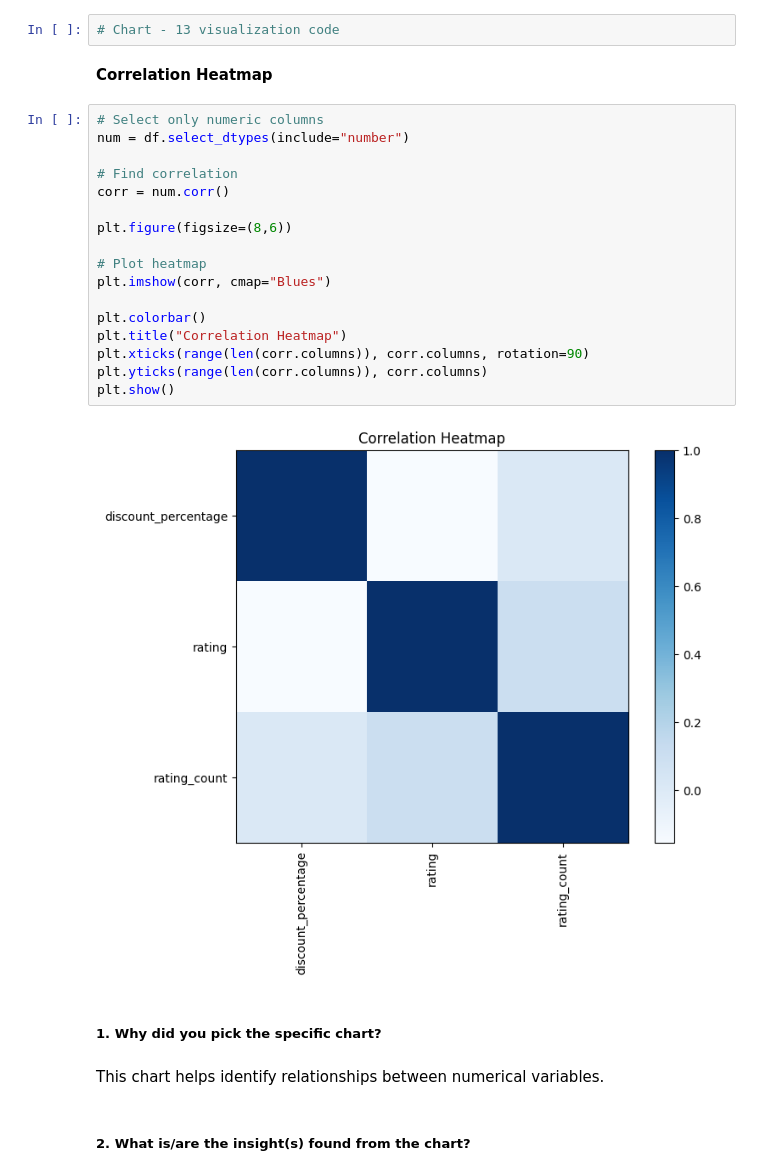
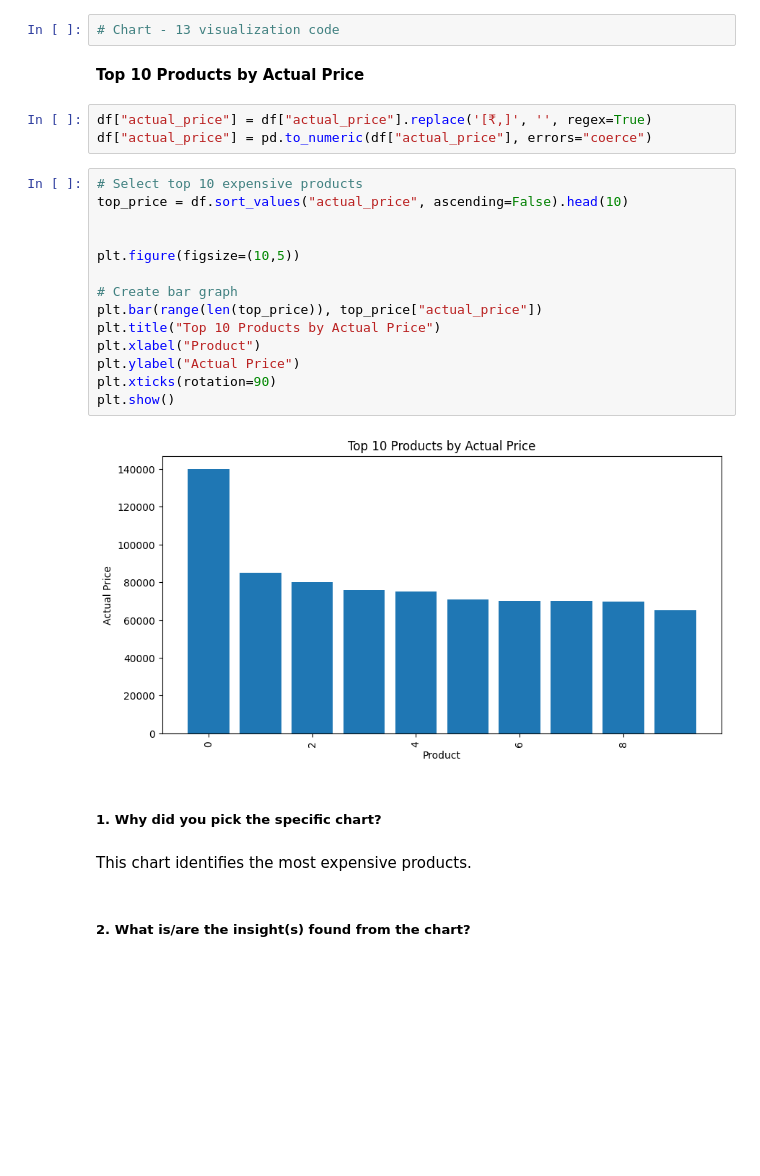
Before and after one commit to gunchugh/Amazon-Sales-Analysis, a Jupyter notebook: Another_copy_of_Sample_EDA_Submission_Template.ipynb, the cells around one changed output. Saved outputs shown, nothing was run; the diff lists cells and outputs as text; blank space fills up the shorter version.

```diff
--- a/Another_copy_of_Sample_EDA_Submission_Template.ipynb
+++ b/Another_copy_of_Sample_EDA_Submission_Template.ipynb
@@ -845,30 +846,30 @@ Offering very high discounts continuously can reduce profit margins.
 #### Chart - 13
 # %%
 # Chart - 13 visualization code
-# %% [markdown]
-**Correlation Heatmap**
-# %%
-# Select only numeric columns
-num = df.select_dtypes(include="number")
-
-# Find correlation
-corr = num.corr()
-
-plt.figure(figsize=(8,6))
-
-# Plot heatmap
-plt.imshow(corr, cmap="Blues")
-
-plt.colorbar()
-plt.title("Correlation Heatmap")
-plt.xticks(range(len(corr.columns)), corr.columns, rotation=90)
-plt.yticks(range(len(corr.columns)), corr.columns)
-plt.show()
-# %% [output]
-[figure, removed]
+# %% [markdown]
+**Top 10 Products by Actual Price**
+# %%
+df["actual_price"] = df["actual_price"].replace('[₹,]', '', regex=True)
+df["actual_price"] = pd.to_numeric(df["actual_price"], errors="coerce")
+# %%
+# Select top 10 expensive products
+top_price = df.sort_values("actual_price", ascending=False).head(10)
+
+
+plt.figure(figsize=(10,5))
+
+# Create bar graph
+plt.bar(range(len(top_price)), top_price["actual_price"])
+plt.title("Top 10 Products by Actual Price")
+plt.xlabel("Product")
+plt.ylabel("Actual Price")
+plt.xticks(rotation=90)
+plt.show()
+# %% [output]
+[figure, added]
 # %% [markdown]
 ##### 1. Why did you pick the specific chart?
-# %% [markdown]
-This chart helps identify relationships between numerical variables.
+# %% [markdown]
+This chart identifies the most expensive products.
 # %% [markdown]
 ##### 2. What is/are the insight(s) found from the chart?
```
Also changed, not shown: parts of 26 cells of this notebook.
